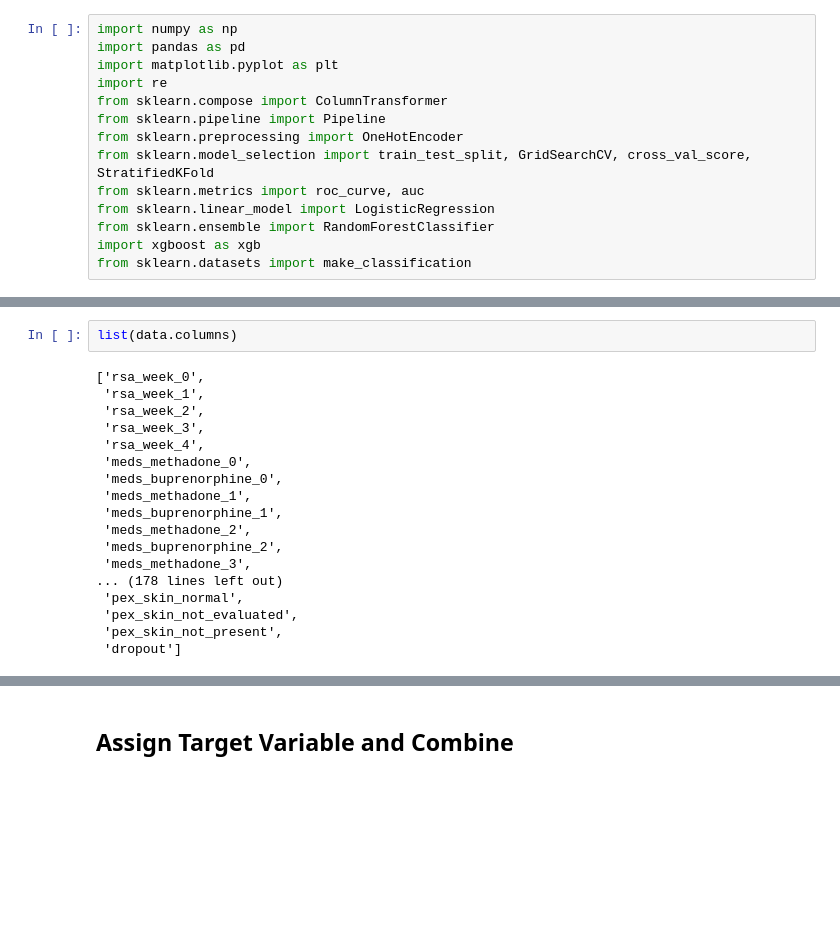
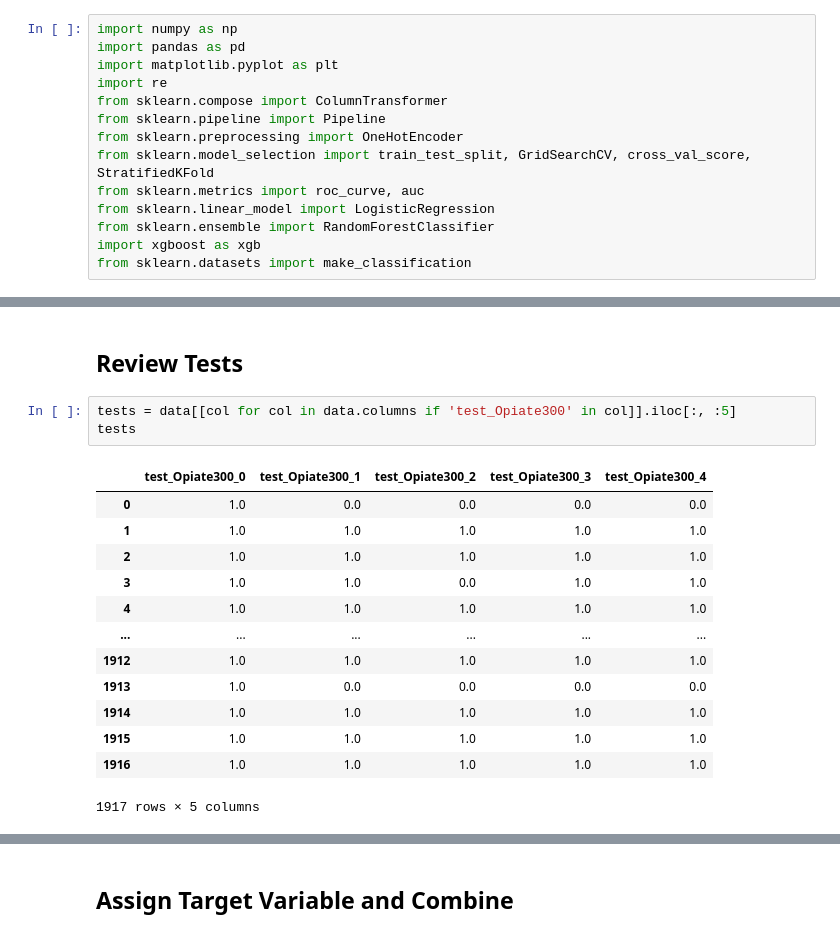
Before and after one commit to DanHerman212/precision_medicine, a Jupyter notebook: code/4.1_data_modeling.ipynb, the cells around one changed output, grey strips where cells are left out. Drawn from its saved outputs; the diff is of its cells as text; blank space fills up the shorter version.

```diff
--- a/code/4.1_data_modeling.ipynb
+++ b/code/4.1_data_modeling.ipynb
@@ -35,20 +35,19 @@ data
-# %%
-list(data.columns)
-# %% [output]
-['rsa_week_0',
- 'rsa_week_1',
- 'rsa_week_2',
- 'rsa_week_3',
- 'rsa_week_4',
- 'meds_methadone_0',
- 'meds_buprenorphine_0',
- 'meds_methadone_1',
- 'meds_buprenorphine_1',
- 'meds_methadone_2',
- 'meds_buprenorphine_2',
- 'meds_methadone_3',
-... (178 lines left out)
- 'pex_skin_normal',
- 'pex_skin_not_evaluated',
- 'pex_skin_not_present',
- 'dropout']
+# %% [markdown]
+## Review Tests
+# %%
+tests = data[[col for col in data.columns if 'test_Opiate300' in col]].iloc[:, :5]
+tests
+# %% [output]
+|  | test_Opiate300_0 | test_Opiate300_1 | test_Opiate300_2 | test_Opiate300_3 | test_Opiate300_4 |
+| 0 | 1.0 | 0.0 | 0.0 | 0.0 | 0.0 |
+| 1 | 1.0 | 1.0 | 1.0 | 1.0 | 1.0 |
+| 2 | 1.0 | 1.0 | 1.0 | 1.0 | 1.0 |
+| 3 | 1.0 | 1.0 | 0.0 | 1.0 | 1.0 |
+| 4 | 1.0 | 1.0 | 1.0 | 1.0 | 1.0 |
+| ... | ... | ... | ... | ... | ... |
+| 1912 | 1.0 | 1.0 | 1.0 | 1.0 | 1.0 |
+| 1913 | 1.0 | 0.0 | 0.0 | 0.0 | 0.0 |
+| 1914 | 1.0 | 1.0 | 1.0 | 1.0 | 1.0 |
+| 1915 | 1.0 | 1.0 | 1.0 | 1.0 | 1.0 |
+| 1916 | 1.0 | 1.0 | 1.0 | 1.0 | 1.0 |
+1917 rows × 5 columns
```
Also changed, not shown: parts of 19 cells of this notebook, 1 other file.
